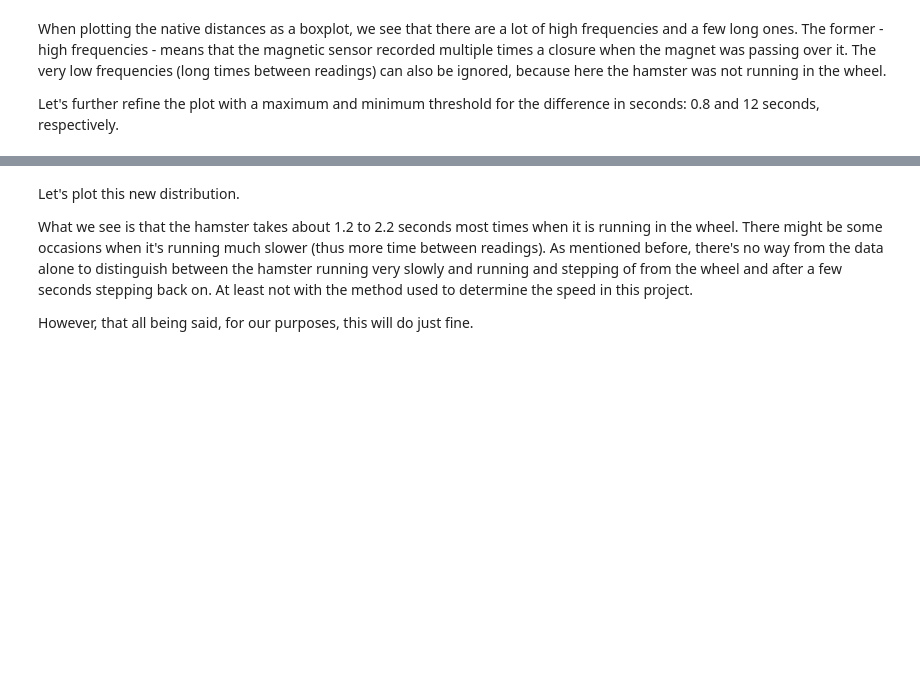
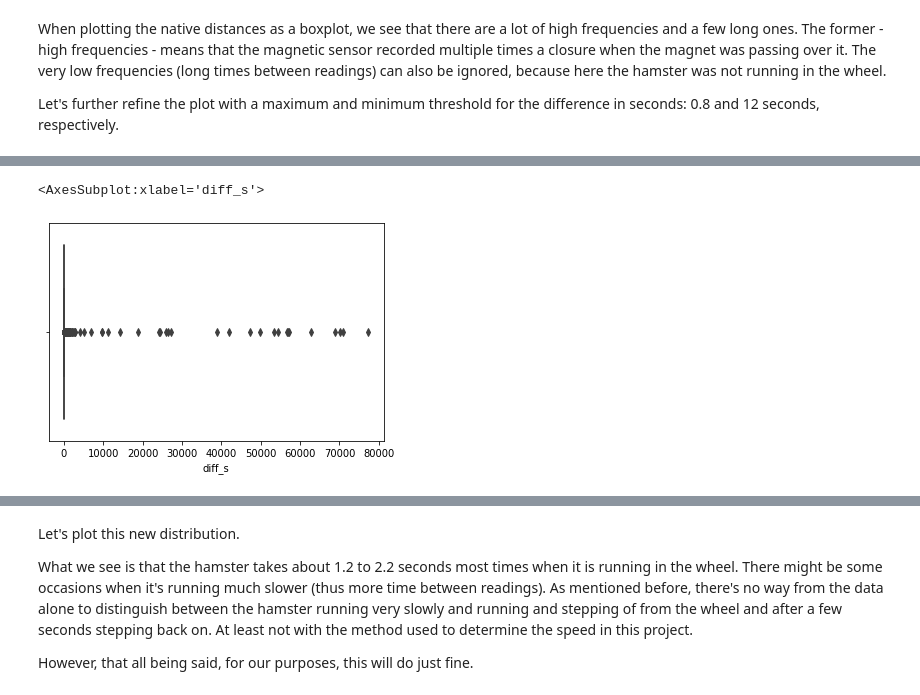
Before and after one commit to kromerh/cryptohamster, a Jupyter notebook: notebooks/EDA.ipynb, the cells around one changed output, grey strips where cells are left out. Saved outputs shown, nothing was run; the diff lists cells and outputs as text; code cells hidden in the pictures; blank space fills up the shorter version.

```diff
--- a/notebooks/EDA.ipynb
+++ b/notebooks/EDA.ipynb
@@ -120,0 +122,5 @@ Error: Canceled future for execute_request message before replies were done
+# %%
+sns.boxplot(x=df['diff_s'])
+# %% [output]
+<AxesSubplot:xlabel='diff_s'>
+[figure, added]
```
Also changed, not shown: parts of 26 cells of this notebook, 2 other files.
